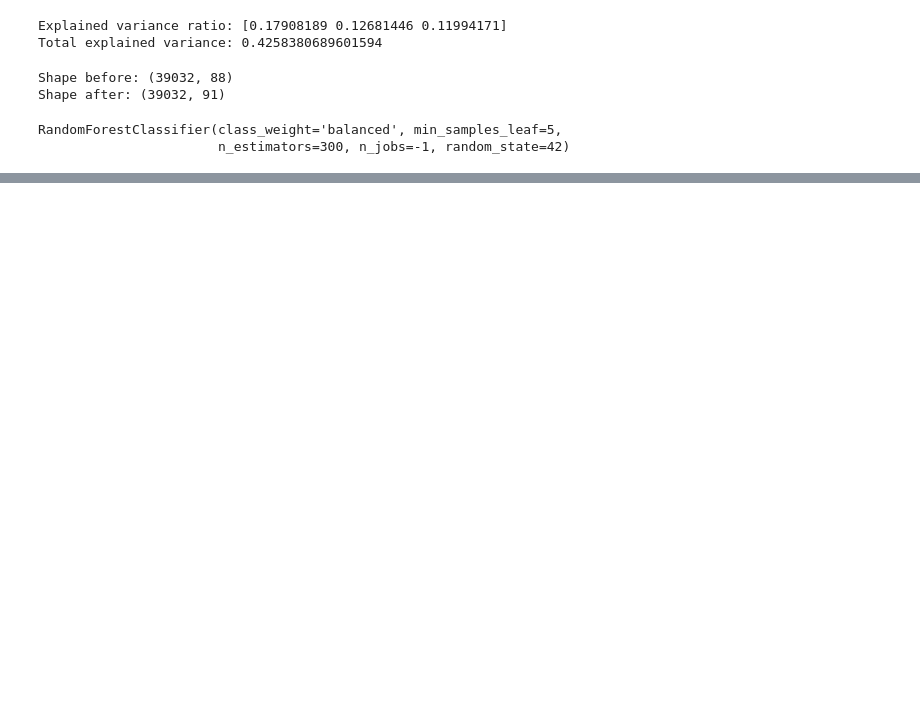
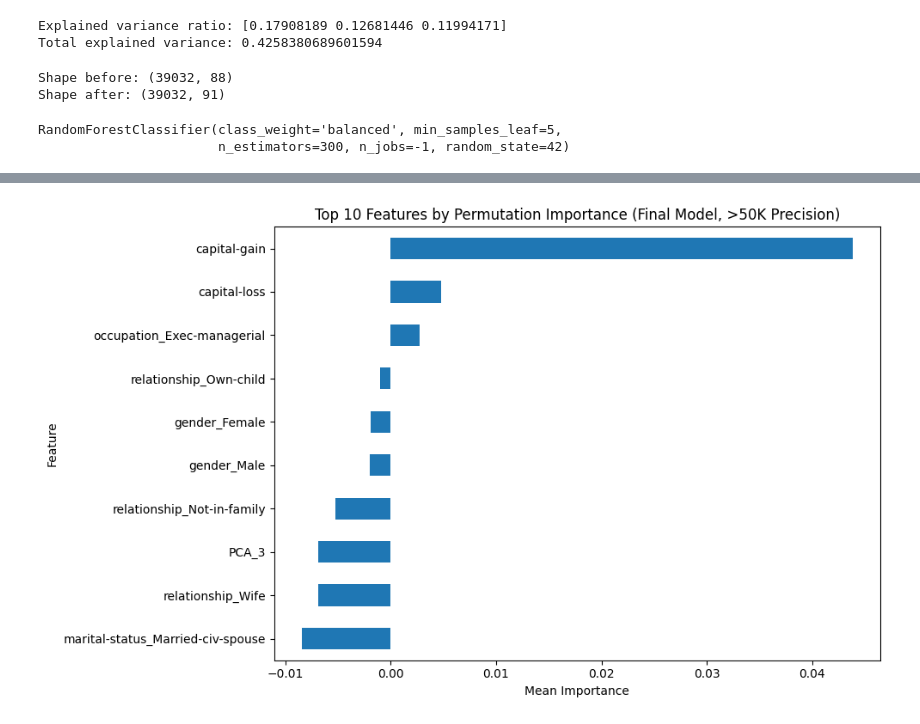
Before and after one commit to Hala-sala7/adult-income-dataset, a Jupyter notebook: project2.ipynb, the cells around one changed output, grey strips where cells are left out. Cells and saved outputs as stored; diff of their text form; code cells hidden in the pictures; blank space fills up the shorter version.

```diff
--- a/project2.ipynb
+++ b/project2.ipynb
@@ -1210,0 +1372,32 @@ RandomForestClassifier(class_weight='balanced', min_samples_leaf=5,
+# %%
+from sklearn.inspection import permutation_importance
+from sklearn.metrics import make_scorer, precision_score
+
+# Precision scorer for the >50K class (matches the business case)
+precision_gt50k = make_scorer(
+    precision_score,
+    pos_label='>50K',
+    zero_division=0
+)
+# %%
+# Permutation importance on the test set, using the final selected-features model
+perm_result_final = permutation_importance(
+    rf_model_selected,
+    X_test_selected,
+    y_test,
+    n_repeats=10,
+    random_state=42,
+    scoring=precision_gt50k,
+    n_jobs=-1
+)
+# %%
+import pandas as pd
+
+# Build a table linking each selected feature to its importance
+final_importance = pd.DataFrame({
+    'feature': selected_features,
+    'importance': perm_result_final.importances_mean
+}).sort_values('importance', ascending=False)
+
+top_10_final = final_importance.head(10)
+print(top_10_final)
@@ -1210,0 +1416,14 @@ RandomForestClassifier(class_weight='balanced', min_samples_leaf=5,
+# %%
+import matplotlib.pyplot as plt
+
+plt.figure(figsize=(10, 6))
+top_10_final.sort_values('importance').plot(
+    x='feature', y='importance', kind='barh', legend=False, ax=plt.gca()
+)
+plt.title('Top 10 Features by Permutation Importance (Final Model, >50K Precision)')
+plt.xlabel('Mean Importance')
+plt.ylabel('Feature')
+plt.tight_layout()
+plt.show()
+# %% [output]
+[figure, added]
```
Also changed, not shown: parts of 15 cells of this notebook.
